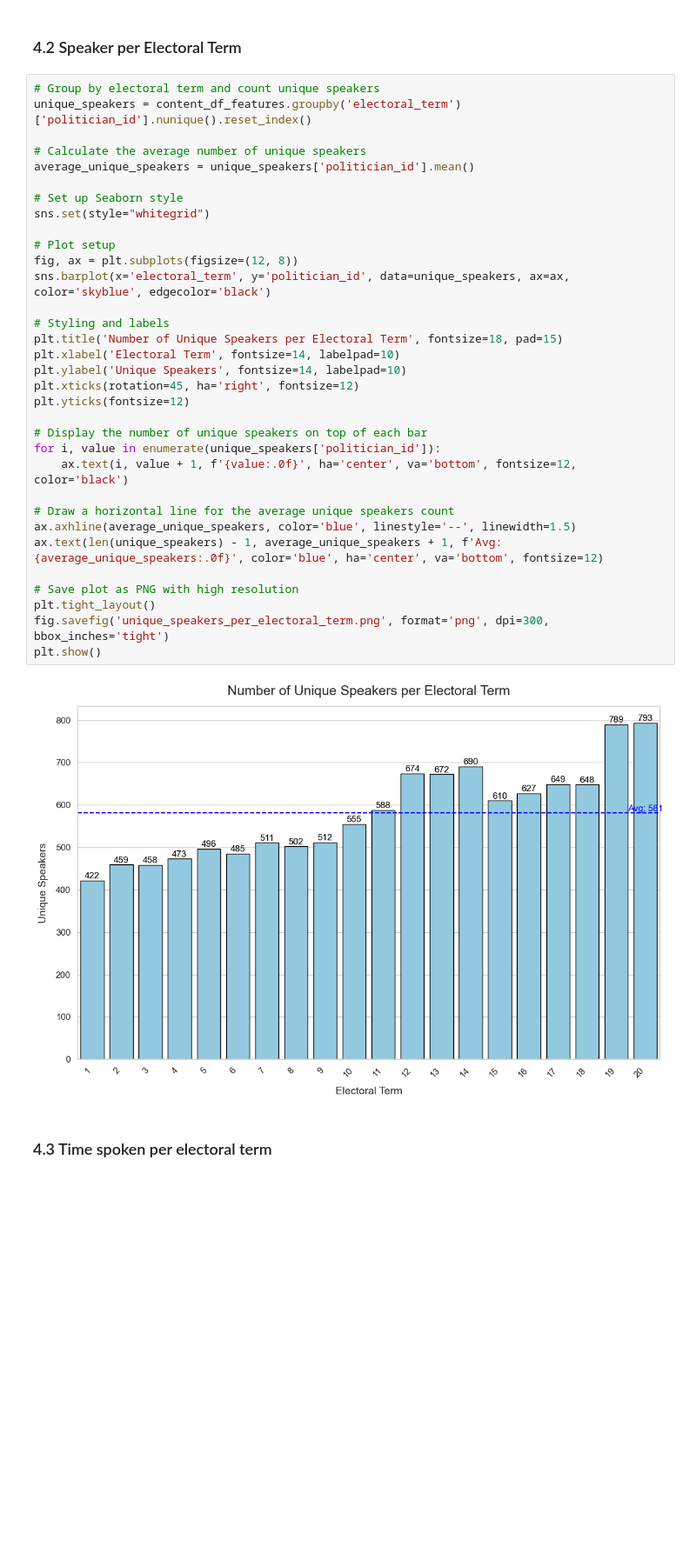
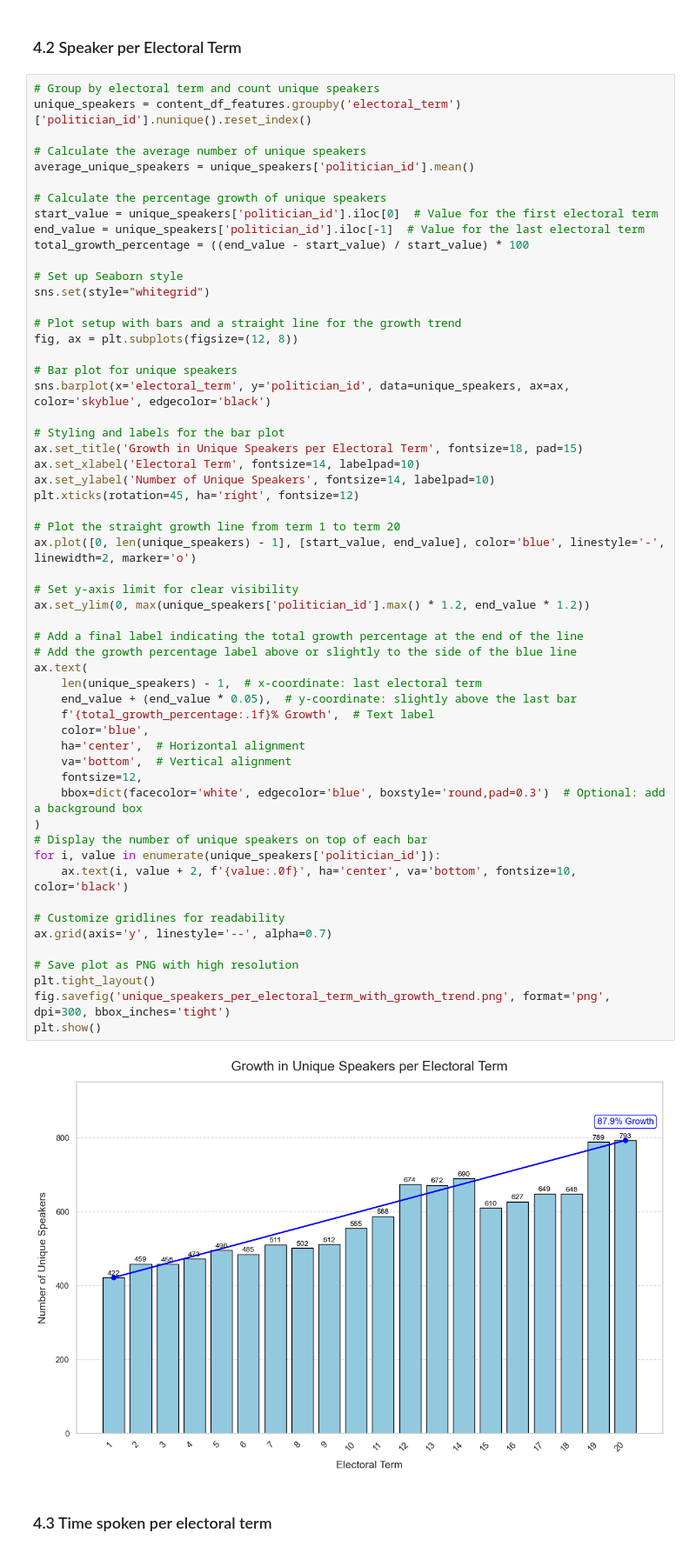
Before and after one commit to committopush/Thesis, a Jupyter notebook: Data_Cleaning_v4.ipynb, the cells around one changed output. Shown at 87% size. Cells and saved outputs as stored; diff of their text form; blank space fills up the shorter version.

Commit message:
Graph geändert

```diff
--- a/Data_Cleaning_v4.ipynb
+++ b/Data_Cleaning_v4.ipynb
@@ -1012,38 +1012,61 @@ plt.show()
 # %%
 # Group by electoral term and count unique speakers
 unique_speakers = content_df_features.groupby('electoral_term')['politician_id'].nunique().reset_index()
 
 # Calculate the average number of unique speakers
 average_unique_speakers = unique_speakers['politician_id'].mean()
 
+# Calculate the percentage growth of unique speakers
+start_value = unique_speakers['politician_id'].iloc[0]  # Value for the first electoral term
+end_value = unique_speakers['politician_id'].iloc[-1]  # Value for the last electoral term
+total_growth_percentage = ((end_value - start_value) / start_value) * 100
+
 # Set up Seaborn style
 sns.set(style="whitegrid")
 
-# Plot setup
+# Plot setup with bars and a straight line for the growth trend
 fig, ax = plt.subplots(figsize=(12, 8))
+
+# Bar plot for unique speakers
 sns.barplot(x='electoral_term', y='politician_id', data=unique_speakers, ax=ax, color='skyblue', edgecolor='black')
 
-# Styling and labels
-plt.title('Number of Unique Speakers per Electoral Term', fontsize=18, pad=15)
-plt.xlabel('Electoral Term', fontsize=14, labelpad=10)
-plt.ylabel('Unique Speakers', fontsize=14, labelpad=10)
+# Styling and labels for the bar plot
+ax.set_title('Growth in Unique Speakers per Electoral Term', fontsize=18, pad=15)
+ax.set_xlabel('Electoral Term', fontsize=14, labelpad=10)
+ax.set_ylabel('Number of Unique Speakers', fontsize=14, labelpad=10)
 plt.xticks(rotation=45, ha='right', fontsize=12)
-plt.yticks(fontsize=12)
 
+# Plot the straight growth line from term 1 to term 20
+ax.plot([0, len(unique_speakers) - 1], [start_value, end_value], color='blue', linestyle='-', linewidth=2, marker='o')
+
+# Set y-axis limit for clear visibility
+ax.set_ylim(0, max(unique_speakers['politician_id'].max() * 1.2, end_value * 1.2))
+
+# Add a final label indicating the total growth percentage at the end of the line
+# Add the growth percentage label above or slightly to the side of the blue line
+ax.text(
+    len(unique_speakers) - 1,  # x-coordinate: last electoral term
+    end_value + (end_value * 0.05),  # y-coordinate: slightly above the last bar
+    f'{total_growth_percentage:.1f}% Growth',  # Text label
+    color='blue',
+    ha='center',  # Horizontal alignment
+    va='bottom',  # Vertical alignment
+    fontsize=12,
+    bbox=dict(facecolor='white', edgecolor='blue', boxstyle='round,pad=0.3')  # Optional: add a background box
+)
 # Display the number of unique speakers on top of each bar
 for i, value in enumerate(unique_speakers['politician_id']):
-    ax.text(i, value + 1, f'{value:.0f}', ha='center', va='bottom', fontsize=12, color='black')
+    ax.text(i, value + 2, f'{value:.0f}', ha='center', va='bottom', fontsize=10, color='black')
 
-# Draw a horizontal line for the average unique speakers count
-ax.axhline(average_unique_speakers, color='blue', linestyle='--', linewidth=1.5)
-ax.text(len(unique_speakers) - 1, average_unique_speakers + 1, f'Avg: {average_unique_speakers:.0f}', color='blue', ha='center', va='bottom', fontsize=12)
+# Customize gridlines for readability
+ax.grid(axis='y', linestyle='--', alpha=0.7)
 
 # Save plot as PNG with high resolution
 plt.tight_layout()
-fig.savefig('unique_speakers_per_electoral_term.png', format='png', dpi=300, bbox_inches='tight')
+fig.savefig('unique_speakers_per_electoral_term_with_growth_trend.png', format='png', dpi=300, bbox_inches='tight')
 plt.show()
 # %% [output]
-[figure, old version]
+[figure, new version]
 # %% [markdown]
 ### 4.3 Time spoken per electoral term
 # %%
```
